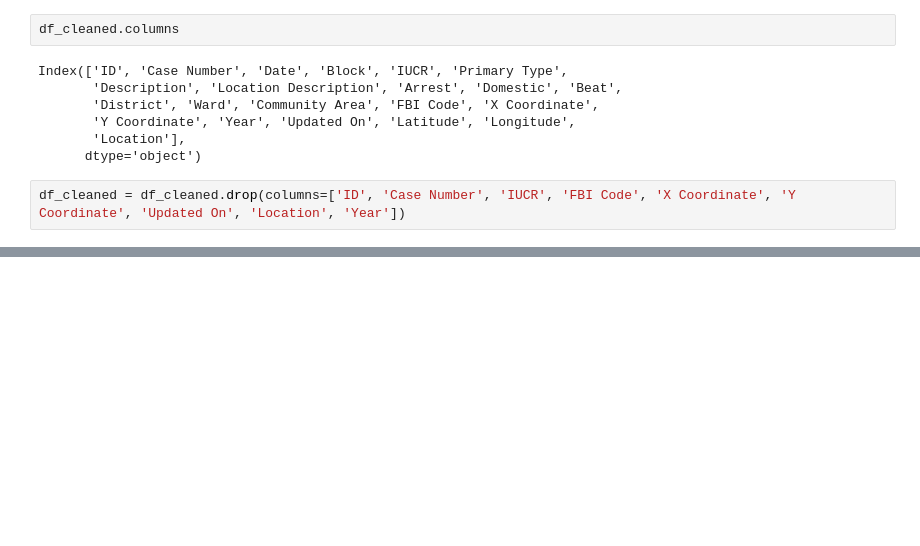
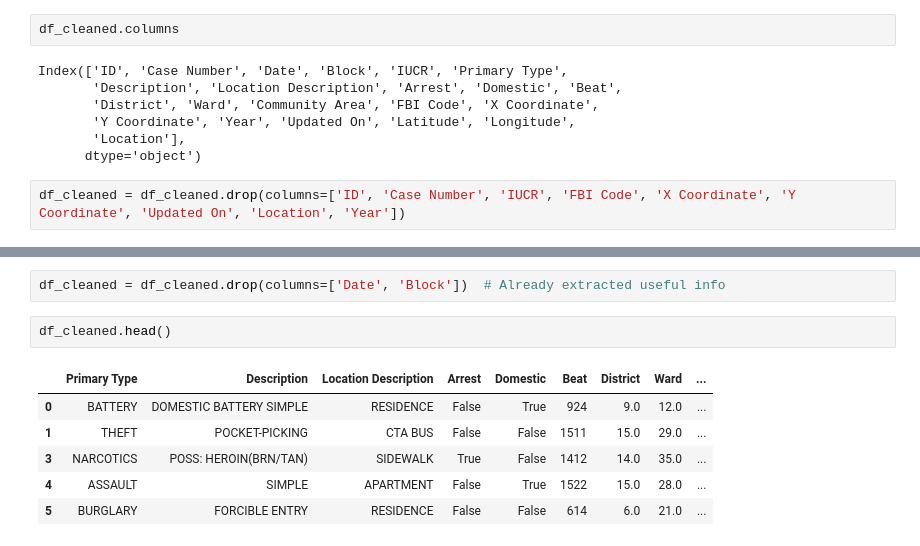
Before and after one commit to M-Hamza-Rao/Time-Base-Chicago-Crime-Rate-Predictive-Analysis, a Jupyter notebook: Crime_Rate_Analysis.ipynb, the cells around one changed output, grey strips where cells are left out. Cells and saved outputs as stored; diff of their text form; blank space fills up the shorter version.

```diff
--- a/Crime_Rate_Analysis.ipynb
+++ b/Crime_Rate_Analysis.ipynb
@@ -137,0 +168,11 @@ df_cleaned.head()
+# %%
+df_cleaned = df_cleaned.drop(columns=['Date', 'Block'])  # Already extracted useful info
+# %%
+df_cleaned.head()
+# %% [output]
+|  | Primary Type | Description | Location Description | Arrest | Domestic | Beat | District | Ward | ... |
+| 0 | BATTERY | DOMESTIC BATTERY SIMPLE | RESIDENCE | False | True | 924 | 9.0 | 12.0 | ... |
+| 1 | THEFT | POCKET-PICKING | CTA BUS | False | False | 1511 | 15.0 | 29.0 | ... |
+| 3 | NARCOTICS | POSS: HEROIN(BRN/TAN) | SIDEWALK | True | False | 1412 | 14.0 | 35.0 | ... |
+| 4 | ASSAULT | SIMPLE | APARTMENT | False | True | 1522 | 15.0 | 28.0 | ... |
+| 5 | BURGLARY | FORCIBLE ENTRY | RESIDENCE | False | False | 614 | 6.0 | 21.0 | ... |
```
Also changed, not shown: parts of 4 cells of this notebook.
